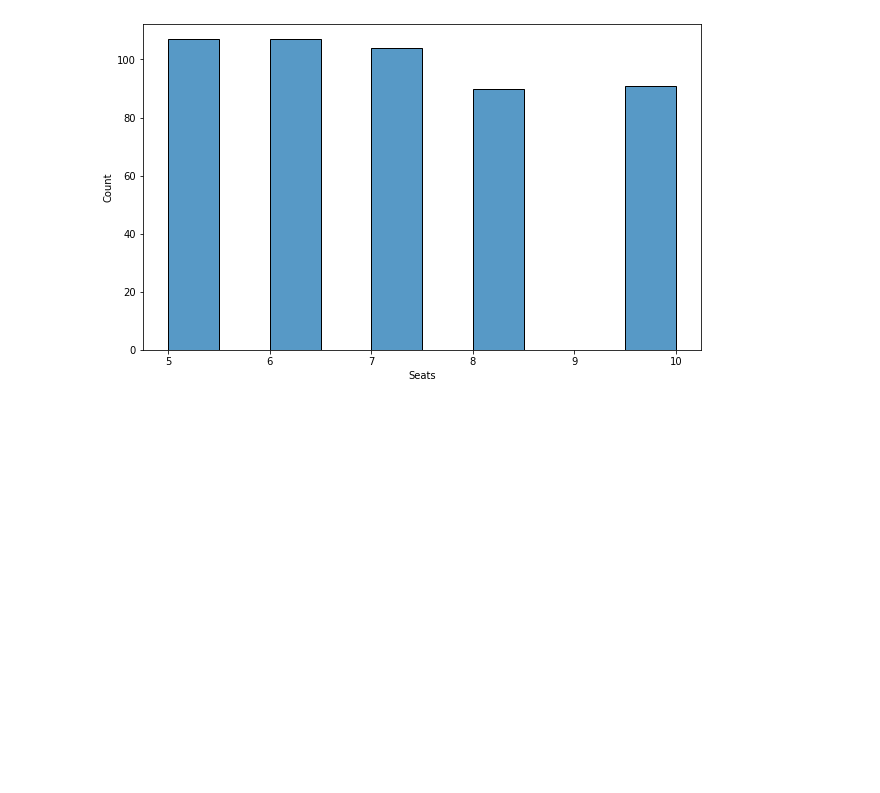
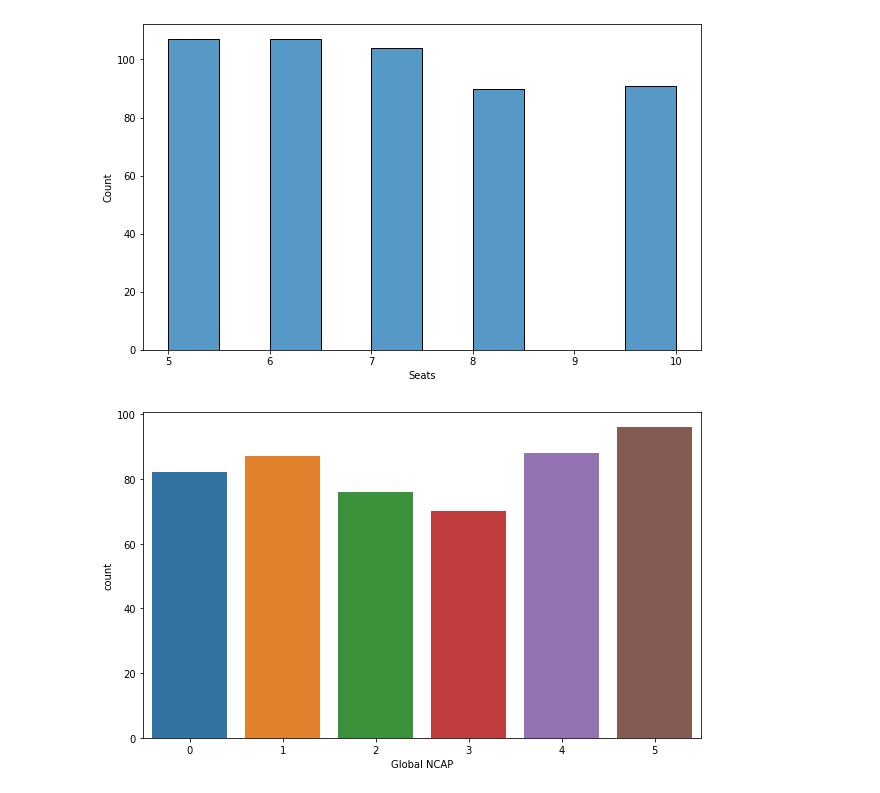
Before and after one commit to zafe312/car_recommender, a Jupyter notebook: car_recommender.ipynb, the cells around one changed output. Saved outputs shown, nothing was run; the diff lists cells and outputs as text; code cells hidden in the pictures; blank space fills up the shorter version.

```diff
--- a/car_recommender.ipynb
+++ b/car_recommender.ipynb
@@ -148,3 +148,9 @@ sns.histplot(x = df['Seats'])
 plt.show()
 # %% [output]
 [figure]
+# %%
+plt.figure(figsize=(10,6))
+sns.countplot(x = df['Global NCAP'])
+plt.show()
+# %% [output]
+[figure, added]
```
Also changed, not shown: parts of 2 cells of this notebook.
